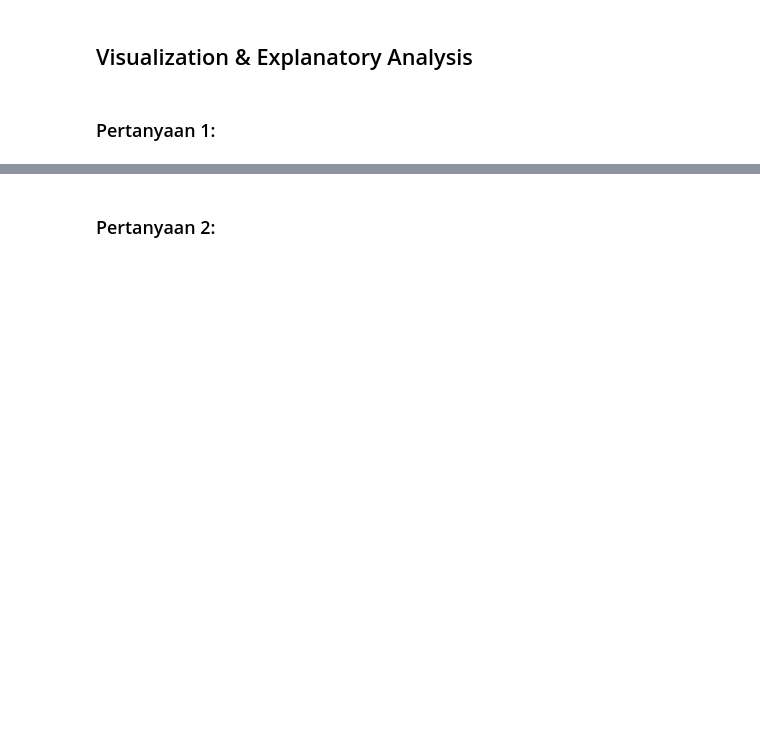
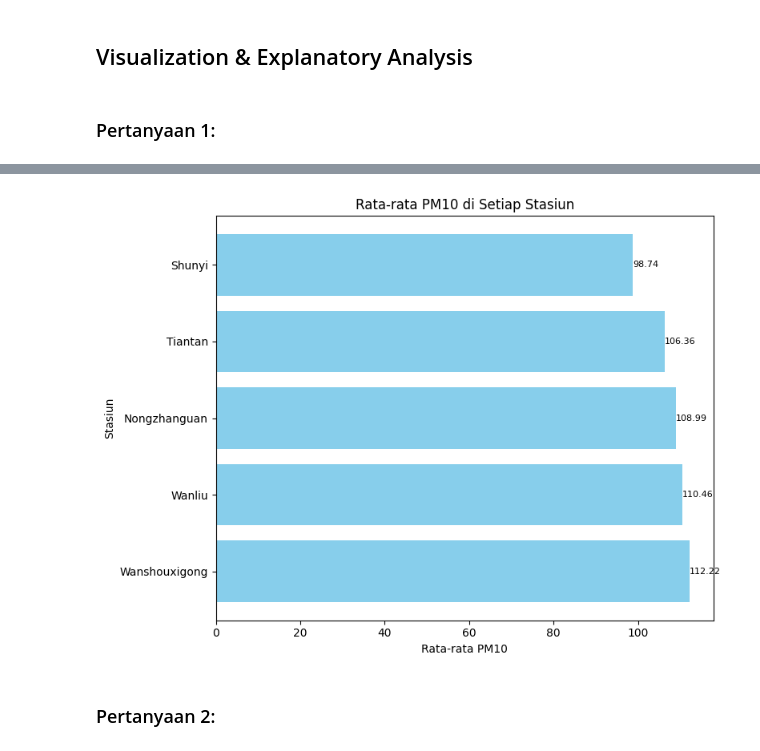
Before and after one commit to aaldifauzan/airQuality_analytics, a Jupyter notebook: notebook.ipynb, the cells around one changed output, grey strips where cells are left out. Cells and saved outputs as stored; diff of their text form; code cells hidden in the pictures; blank space fills up the shorter version.

```diff
--- a/notebook.ipynb
+++ b/notebook.ipynb
@@ -26,0 +305,12 @@
+# %%
+pm10_data = {
+    'Nongzhanguan': Nongzhanguan_data['PM10'].mean(),
+    'Shunyi': Shunyi_data['PM10'].mean(),
+    'Tiantan': Tiantan_data['PM10'].mean(),
+    'Wanliu': Wanliu_data['PM10'].mean(),
+    'Wanshouxigong': Wanshouxigong_data['PM10'].mean()
+}
+
+pm10_df = pd.DataFrame.from_dict(pm10_data, orient='index', columns=['Avg PM10'])
+pm10_sorted = pm10_df.sort_values(by='Avg PM10', ascending=False)
+pm10_sorted
@@ -31,2 +342,16 @@
+# %%
+plt.figure(figsize=(8, 6))
+bars = plt.barh(pm10_sorted.index, pm10_sorted['Avg PM10'], color='skyblue')
+
+for bar, val in zip(bars, pm10_sorted['Avg PM10']):
+    plt.text(val, bar.get_y() + bar.get_height() / 2, round(val, 2), ha='left', va='center', color='black', fontsize=8)
+
+plt.title('Rata-rata PM10 di Setiap Stasiun')
+plt.xlabel('Rata-rata PM10')
+plt.ylabel('Stasiun')
+plt.tight_layout()
+plt.show()
+# %% [output]
+[figure, added]
 # %% [markdown]
 ### Pertanyaan 2:
```
Also changed, not shown: parts of 41 cells of this notebook.
